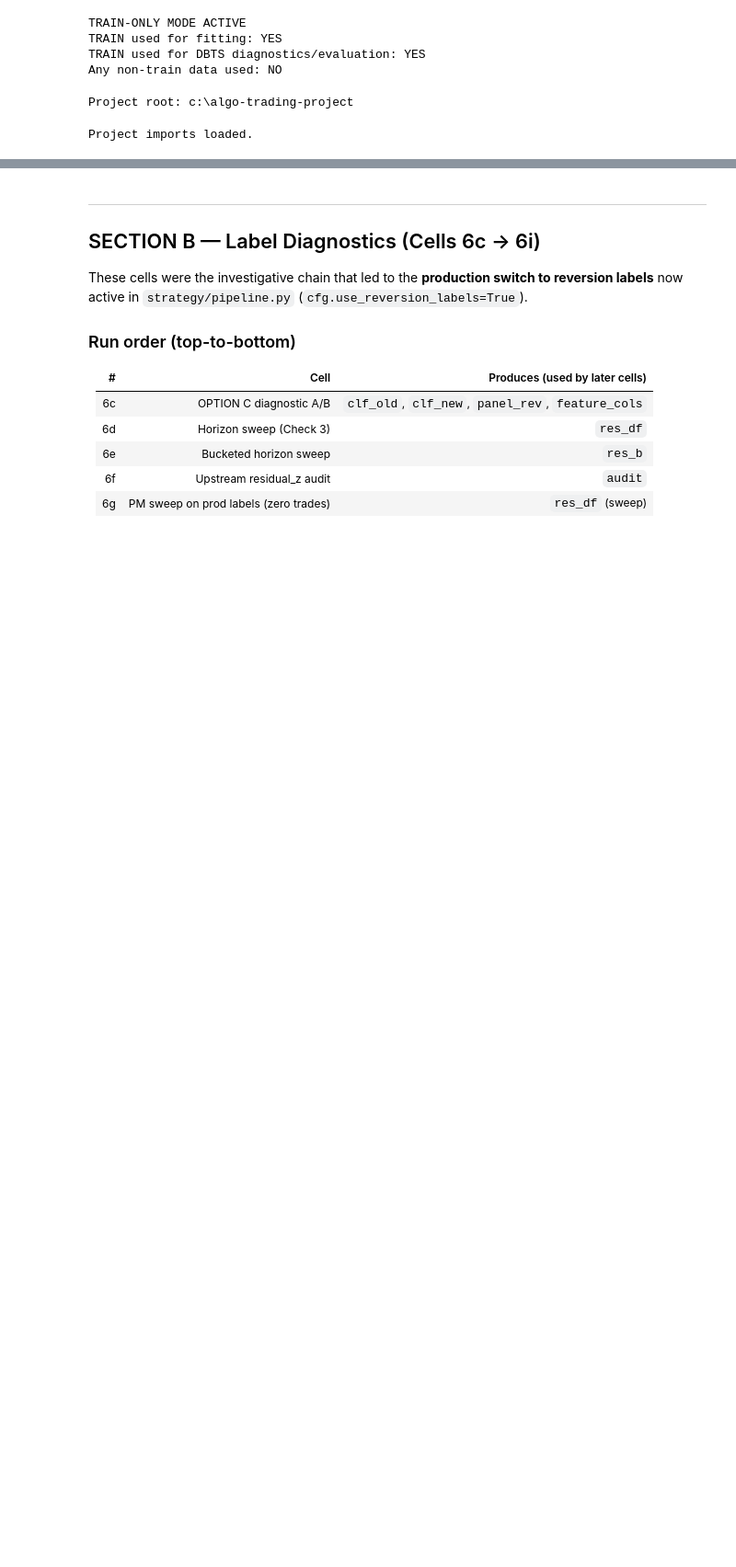
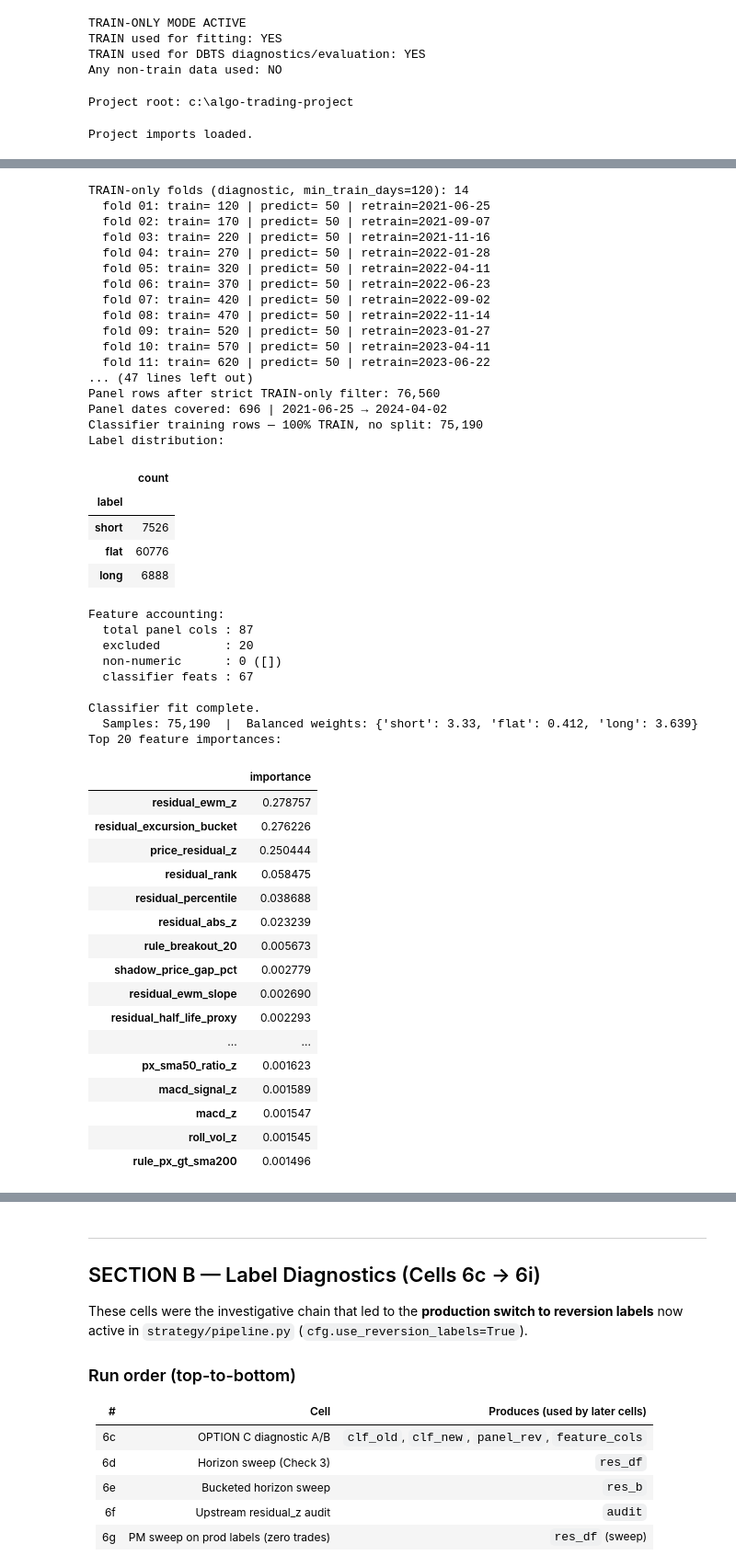
Before and after one commit to razmen3101/algo-trading-project, a Jupyter notebook: DBTS_Train_Only_Diagnostic_FIXED.ipynb, the cells around one changed output, grey strips where cells are left out. Shown at 92% size. Cells and saved outputs as stored; diff of their text form; code cells hidden in the pictures; blank space fills up the shorter version.

```diff
--- a/DBTS_Train_Only_Diagnostic_FIXED.ipynb
+++ b/DBTS_Train_Only_Diagnostic_FIXED.ipynb
@@ -262,35 +256,83 @@ print(f"\nFeature accounting:")
 print(f"  total panel cols : {len(_all_panel_cols)}")
 print(f"  excluded         : {len(_dropped_excluded)}")
 print(f"  non-numeric      : {len(_dropped_nonnumeric)} ({_dropped_nonnumeric})")
 print(f"  classifier feats : {len(feature_cols)}")
 
 # ── Fit on ALL TRAIN data with balanced class weights in one pass ───────────
 from sklearn.utils.class_weight import compute_sample_weight
 from xgboost import XGBClassifier as _XGBCls
 
 _p = dict(cfg.clf_params)
 _p.update({"num_class": 3, "objective": "multi:softprob", "verbosity": 0,
-           "random_state": int(cfg.random_state),
-           "n_jobs": 1, "tree_method": "exact", "seed": int(cfg.random_state)})
+           "random_state": int(cfg.random_state)})
 
 _X = data[feature_cols].apply(pd.to_numeric, errors="coerce").fillna(0.0)
 _y = data["label"].map({-1: 0, 0: 1, 1: 2}).astype(int)
 _sw = compute_sample_weight(class_weight="balanced", y=_y)
 
 clf = GlobalSignalClassifier(cfg)
 clf.features_ = feature_cols
 clf_bal = _XGBCls(**_p)
 clf_bal.fit(_X, _y, sample_weight=_sw)
 clf.model_ = clf_bal
 
 _wmap = {nm: round(float(_sw[(_y == i).values].mean()), 3)
          for i, nm in enumerate(["short", "flat", "long"])}
 print(f"\nClassifier fit complete.")
 print(f"  Samples: {len(_y):,}  |  Balanced weights: {_wmap}")
 
 imp = pd.Series(clf_bal.feature_importances_, index=feature_cols).sort_values(ascending=False)
 print("Top 20 feature importances:")
 display(imp.head(20).to_frame("importance"))
+# %% [output]
+TRAIN-only folds (diagnostic, min_train_days=120): 14
+  fold 01: train= 120 | predict= 50 | retrain=2021-06-25
+  fold 02: train= 170 | predict= 50 | retrain=2021-09-07
+  fold 03: train= 220 | predict= 50 | retrain=2021-11-16
+  fold 04: train= 270 | predict= 50 | retrain=2022-01-28
+  fold 05: train= 320 | predict= 50 | retrain=2022-04-11
+  fold 06: train= 370 | predict= 50 | retrain=2022-06-23
+  fold 07: train= 420 | predict= 50 | retrain=2022-09-02
+  fold 08: train= 470 | predict= 50 | retrain=2022-11-14
+  fold 09: train= 520 | predict= 50 | retrain=2023-01-27
+  fold 10: train= 570 | predict= 50 | retrain=2023-04-11
+  fold 11: train= 620 | predict= 50 | retrain=2023-06-22
+... (47 lines left out)
+Panel rows after strict TRAIN-only filter: 76,560
+Panel dates covered: 696 | 2021-06-25 → 2024-04-02
+Classifier training rows — 100% TRAIN, no split: 75,190
+Label distribution:
+|  | count |
+| label |  |
+| short | 7526 |
+| flat | 60776 |
+| long | 6888 |
+Feature accounting:
+  total panel cols : 87
+  excluded         : 20
+  non-numeric      : 0 ([])
+  classifier feats : 67
+
+Classifier fit complete.
+  Samples: 75,190  |  Balanced weights: {'short': 3.33, 'flat': 0.412, 'long': 3.639}
+Top 20 feature importances:
+|  | importance |
+| residual_ewm_z | 0.278757 |
+| residual_excursion_bucket | 0.276226 |
+| price_residual_z | 0.250444 |
+| residual_rank | 0.058475 |
+| residual_percentile | 0.038688 |
+| residual_abs_z | 0.023239 |
+| rule_breakout_20 | 0.005673 |
+| shadow_price_gap_pct | 0.002779 |
+| residual_ewm_slope | 0.002690 |
+| residual_half_life_proxy | 0.002293 |
+| ... | ... |
+| px_sma50_ratio_z | 0.001623 |
+| macd_signal_z | 0.001589 |
+| macd_z | 0.001547 |
+| roll_vol_z | 0.001545 |
+| rule_px_gt_sma200 | 0.001496 |
 # %%
 # Cell 6b — panel shape diagnostic
 print(f"panel total rows:         {len(panel):,}")
```
Also changed, not shown: parts of 17 cells of this notebook.
